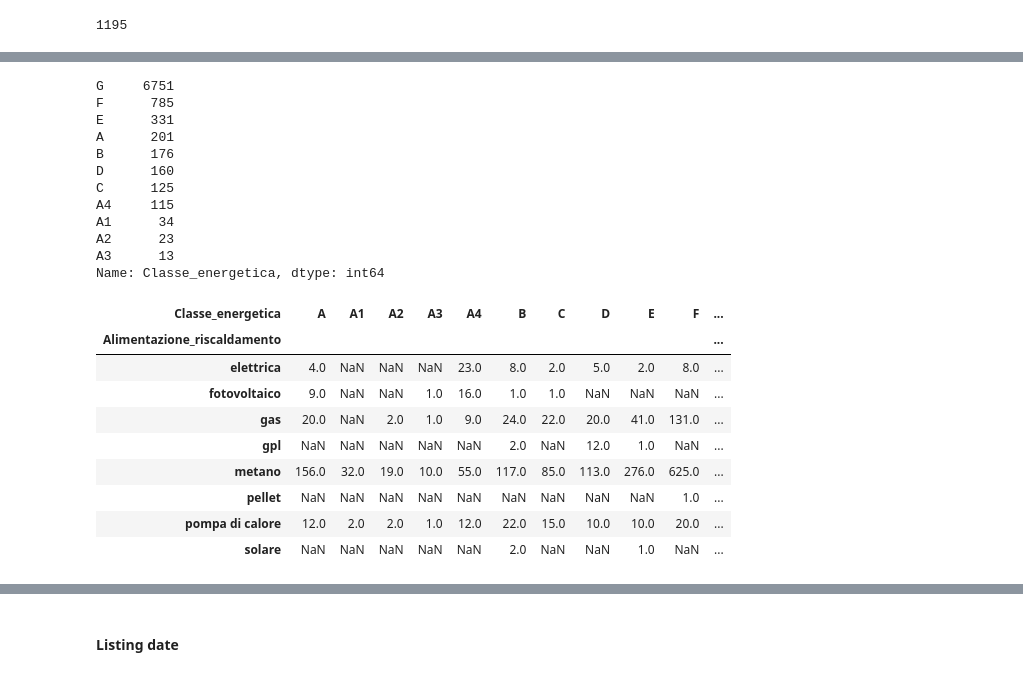
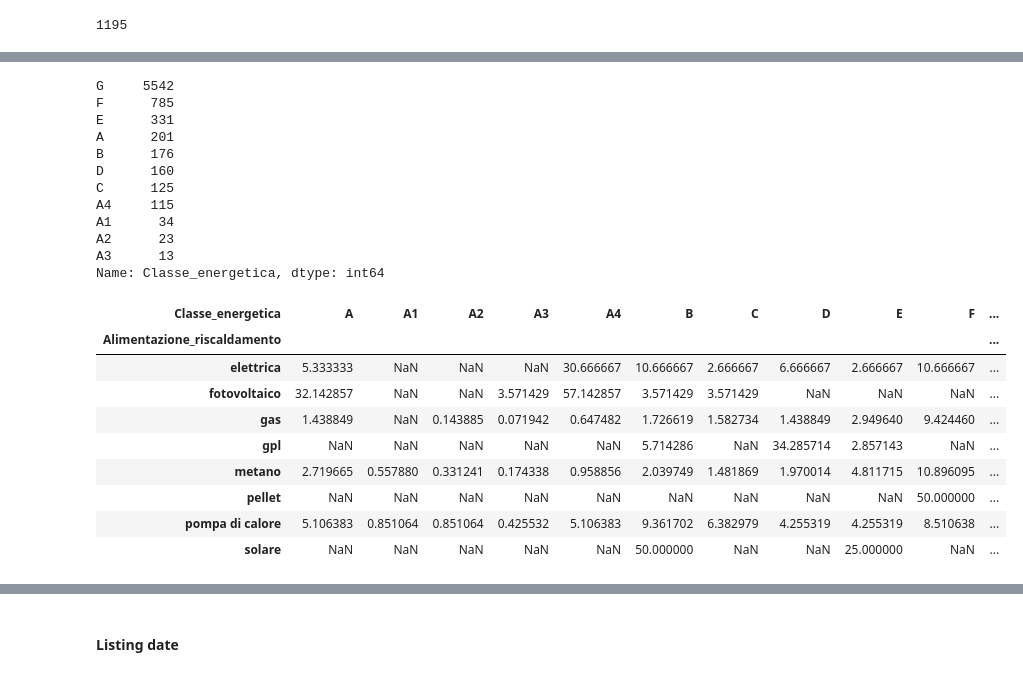
Before and after one commit to LazyEval/housing-prices-firenze, a Jupyter notebook: notebooks/1.0-LazyEval-data-cleaning.ipynb, the cells around one changed output, grey strips where cells are left out. Cells and saved outputs as stored; diff of their text form; code cells hidden in the pictures.

```diff
--- a/notebooks/1.0-LazyEval-data-cleaning.ipynb
+++ b/notebooks/1.0-LazyEval-data-cleaning.ipynb
@@ -250,7 +260,7 @@ df['Superficie'].isna().sum()
 6
 # %%
 # Drop rows with missing area as it is an important feature
-df = df.dropna(subset=['Superficie'])
+df = df.dropna(subset=['Superficie']).reset_index(drop=True)
 # %%
 df['Superficie'].value_counts()
 # %% [output]
@@ -358,4 +372,4 @@ Da ristrutturare           677
 Name: Stato, dtype: int64
 # %%
 # Imputing "Stato" by most frequent as it does not seem to influence price much
-df['Stato'] = df['Stato'].fillna(df['Stato'].value_counts().index[0])
+#df['Stato'] = df['Stato'].fillna(df['Stato'].value_counts().index[0])
@@ -362,3 +396,36 @@ df['Stato'] = df['Stato'].fillna(df['Stato'].value_counts().index[0])
+# %%
+# Selecting features for KNN imputation
+impute_cols = ['Prezzo_per_m2', 'Tipo proprietà', 'Stato']
+
+df_impute = df[impute_cols].copy()
+
+# Scaling continous feature used to impute
+scaler = StandardScaler()
+
+scale_cols = ['Prezzo_per_m2']
+df_impute[scale_cols] = pd.DataFrame(scaler.fit_transform(df_impute[scale_cols]), columns = scale_cols)
+
+# Encoding and imputing
+encoder = OrdinalEncoder()
+imputer = KNNImputer(n_neighbors=5)
+
+cat_cols = ['Tipo proprietà', 'Stato']
+
+for i, col in enumerate(cat_cols):
+    # Encode categorical feature to impute
+    df_impute[col] = encode(df_impute[col]).astype('float')
+
+    # Impute using KNN
+    df_impute[scale_cols+[col]] = pd.DataFrame(imputer.fit_transform(df_impute[scale_cols+[col]]),columns = scale_cols+[col])
+
+    # Inverse transform to get original labels back (for EDA later)
+    df_impute[col] = round(df_impute[col])
+    df_impute[col] = encoder.inverse_transform(df_impute[col].to_numpy().reshape(-1,1))
+
+df['Tipo_proprietà'] = df_impute['Tipo proprietà']
+df['Stato'] = df_impute['Stato']
+# %%
+df = df.drop(columns=['Tipo proprietà'])
 # %% [markdown]
 #### Contract
 # %%
@@ -528,13 +609,9 @@ Name: Efficienza energetica, Length: 1441, dtype: int64
 # %%
 # Map to letter categories of energy efficiency
 df['Classe_energetica'] = df['Efficienza energetica'].str.extract(r'([A-G]\d?)')
-
-# Impute by most frequent
-df['Classe_energetica'] = df['Classe_energetica'].fillna(df['Classe_energetica'].value_counts().index[0])
-
 df['Classe_energetica'].value_counts()
 # %% [output]
-G     6751
+G     5542
 F      785
 E      331
 A      201
@@ -547,15 +624,18 @@ A2      23
 A3      13
 Name: Classe_energetica, dtype: int64
 # %%
-df.groupby('Alimentazione_riscaldamento')['Classe_energetica'].value_counts().unstack()
+(df.groupby('Alimentazione_riscaldamento')['Classe_energetica']
+ .value_counts()
+ .unstack()
+ .apply(lambda x: x/x.sum()*100, axis=1))
 # %% [output]
 | Classe_energetica | A | A1 | A2 | A3 | A4 | B | C | D | E | F | ... |
 | Alimentazione_riscaldamento |  |  |  |  |  |  |  |  |  |  | ... |
-| elettrica | 4.0 | NaN | NaN | NaN | 23.0 | 8.0 | 2.0 | 5.0 | 2.0 | 8.0 | ... |
-| fotovoltaico | 9.0 | NaN | NaN | 1.0 | 16.0 | 1.0 | 1.0 | NaN | NaN | NaN | ... |
-| gas | 20.0 | NaN | 2.0 | 1.0 | 9.0 | 24.0 | 22.0 | 20.0 | 41.0 | 131.0 | ... |
-| gpl | NaN | NaN | NaN | NaN | NaN | 2.0 | NaN | 12.0 | 1.0 | NaN | ... |
-| metano | 156.0 | 32.0 | 19.0 | 10.0 | 55.0 | 117.0 | 85.0 | 113.0 | 276.0 | 625.0 | ... |
-| pellet | NaN | NaN | NaN | NaN | NaN | NaN | NaN | NaN | NaN | 1.0 | ... |
-| pompa di calore | 12.0 | 2.0 | 2.0 | 1.0 | 12.0 | 22.0 | 15.0 | 10.0 | 10.0 | 20.0 | ... |
-| solare | NaN | NaN | NaN | NaN | NaN | 2.0 | NaN | NaN | 1.0 | NaN | ... |
+| elettrica | 5.333333 | NaN | NaN | NaN | 30.666667 | 10.666667 | 2.666667 | 6.666667 | 2.666667 | 10.666667 | ... |
+| fotovoltaico | 32.142857 | NaN | NaN | 3.571429 | 57.142857 | 3.571429 | 3.571429 | NaN | NaN | NaN | ... |
+| gas | 1.438849 | NaN | 0.143885 | 0.071942 | 0.647482 | 1.726619 | 1.582734 | 1.438849 | 2.949640 | 9.424460 | ... |
+| gpl | NaN | NaN | NaN | NaN | NaN | 5.714286 | NaN | 34.285714 | 2.857143 | NaN | ... |
+| metano | 2.719665 | 0.557880 | 0.331241 | 0.174338 | 0.958856 | 2.039749 | 1.481869 | 1.970014 | 4.811715 | 10.896095 | ... |
+| pellet | NaN | NaN | NaN | NaN | NaN | NaN | NaN | NaN | NaN | 50.000000 | ... |
+| pompa di calore | 5.106383 | 0.851064 | 0.851064 | 0.425532 | 5.106383 | 9.361702 | 6.382979 | 4.255319 | 4.255319 | 8.510638 | ... |
+| solare | NaN | NaN | NaN | NaN | NaN | 50.000000 | NaN | NaN | 25.000000 | NaN | ... |
```
Also changed, not shown: parts of 40 cells of this notebook.
